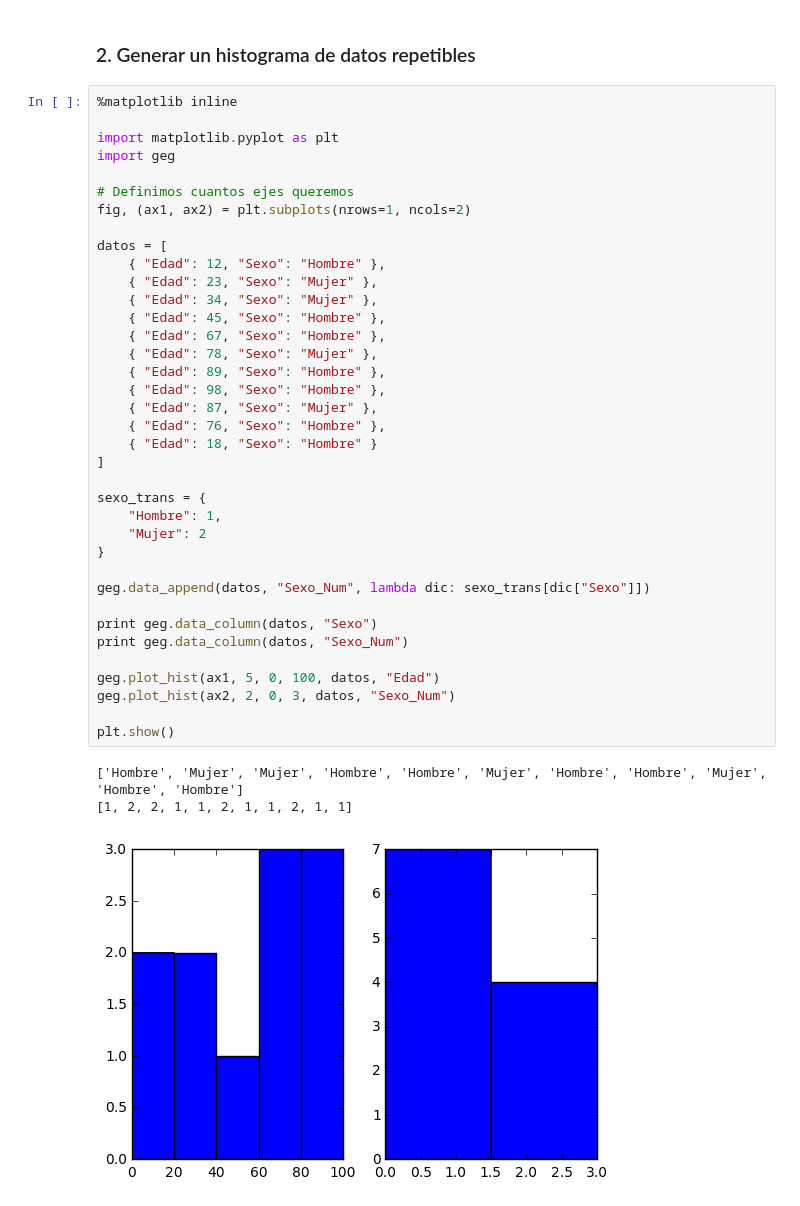
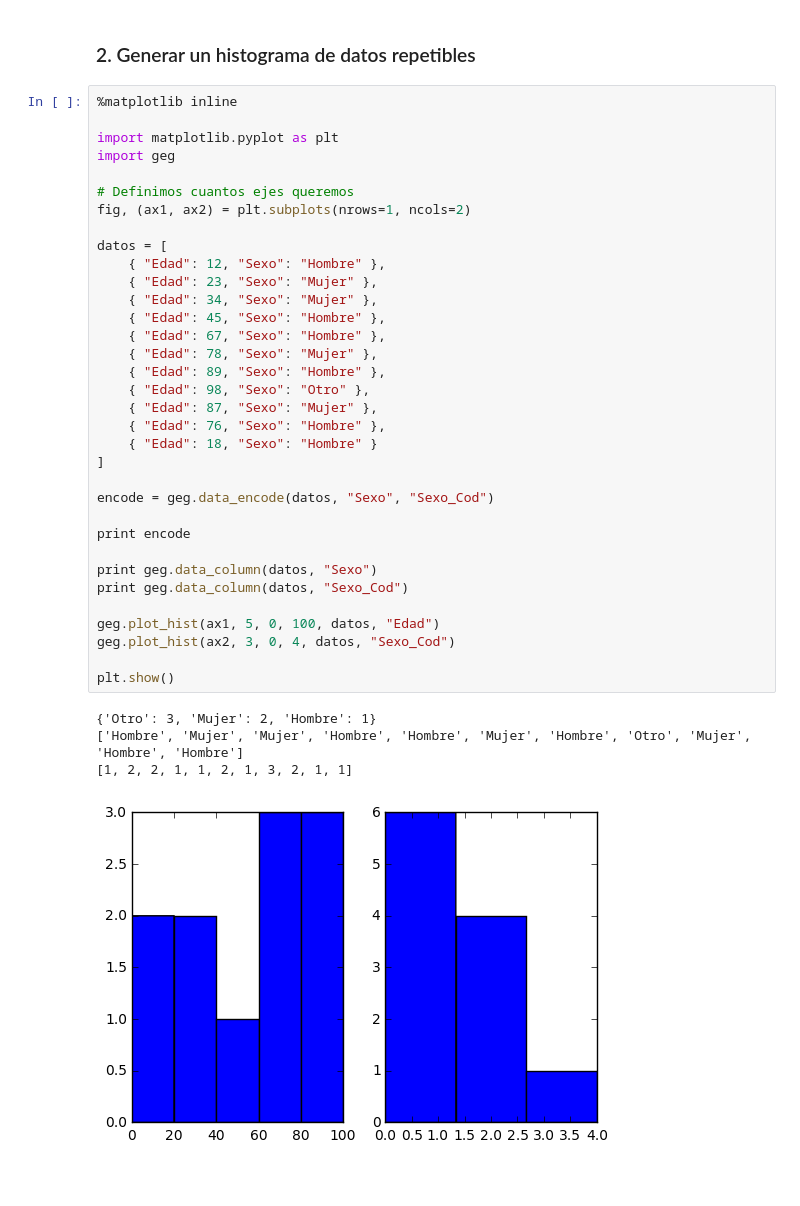
Before and after one commit to badillosoft/python-economics, a Jupyter notebook: Libreria GEG.ipynb, the cells around one changed output. Saved outputs shown, nothing was run; the diff lists cells and outputs as text; blank space fills up the shorter version.

```diff
--- a/Libreria GEG.ipynb
+++ b/Libreria GEG.ipynb
@@ -178,41 +179,39 @@ plt.show()
 # %%
 %matplotlib inline
 
 import matplotlib.pyplot as plt
 import geg
 
 # Definimos cuantos ejes queremos
 fig, (ax1, ax2) = plt.subplots(nrows=1, ncols=2)
 
 datos = [
     { "Edad": 12, "Sexo": "Hombre" },
     { "Edad": 23, "Sexo": "Mujer" },
     { "Edad": 34, "Sexo": "Mujer" },
     { "Edad": 45, "Sexo": "Hombre" },
     { "Edad": 67, "Sexo": "Hombre" },
     { "Edad": 78, "Sexo": "Mujer" },
     { "Edad": 89, "Sexo": "Hombre" },
-    { "Edad": 98, "Sexo": "Hombre" },
+    { "Edad": 98, "Sexo": "Otro" },
     { "Edad": 87, "Sexo": "Mujer" },
     { "Edad": 76, "Sexo": "Hombre" },
     { "Edad": 18, "Sexo": "Hombre" }
 ]
 
-sexo_trans = {
-    "Hombre": 1,
-    "Mujer": 2
-}
+encode = geg.data_encode(datos, "Sexo", "Sexo_Cod")
 
-geg.data_append(datos, "Sexo_Num", lambda dic: sexo_trans[dic["Sexo"]])
+print encode
 
 print geg.data_column(datos, "Sexo")
-print geg.data_column(datos, "Sexo_Num")
+print geg.data_column(datos, "Sexo_Cod")
 
 geg.plot_hist(ax1, 5, 0, 100, datos, "Edad")
-geg.plot_hist(ax2, 2, 0, 3, datos, "Sexo_Num")
+geg.plot_hist(ax2, 3, 0, 4, datos, "Sexo_Cod")
 
 plt.show()
 # %% [output]
-['Hombre', 'Mujer', 'Mujer', 'Hombre', 'Hombre', 'Mujer', 'Hombre', 'Hombre', 'Mujer', 'Hombre', 'Hombre']
-[1, 2, 2, 1, 1, 2, 1, 1, 2, 1, 1]
+{'Otro': 3, 'Mujer': 2, 'Hombre': 1}
+['Hombre', 'Mujer', 'Mujer', 'Hombre', 'Hombre', 'Mujer', 'Hombre', 'Otro', 'Mujer', 'Hombre', 'Hombre']
+[1, 2, 2, 1, 1, 2, 1, 3, 2, 1, 1]
-[figure, old version]
+[figure, new version]
```
Also changed, not shown: parts of 4 cells of this notebook, 2 other files.
